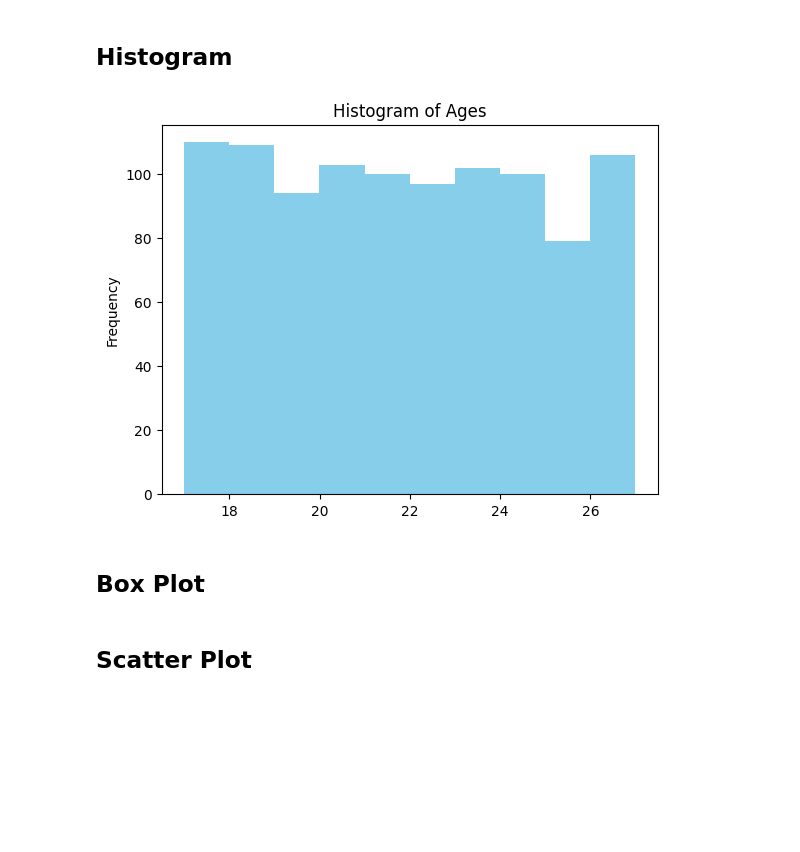
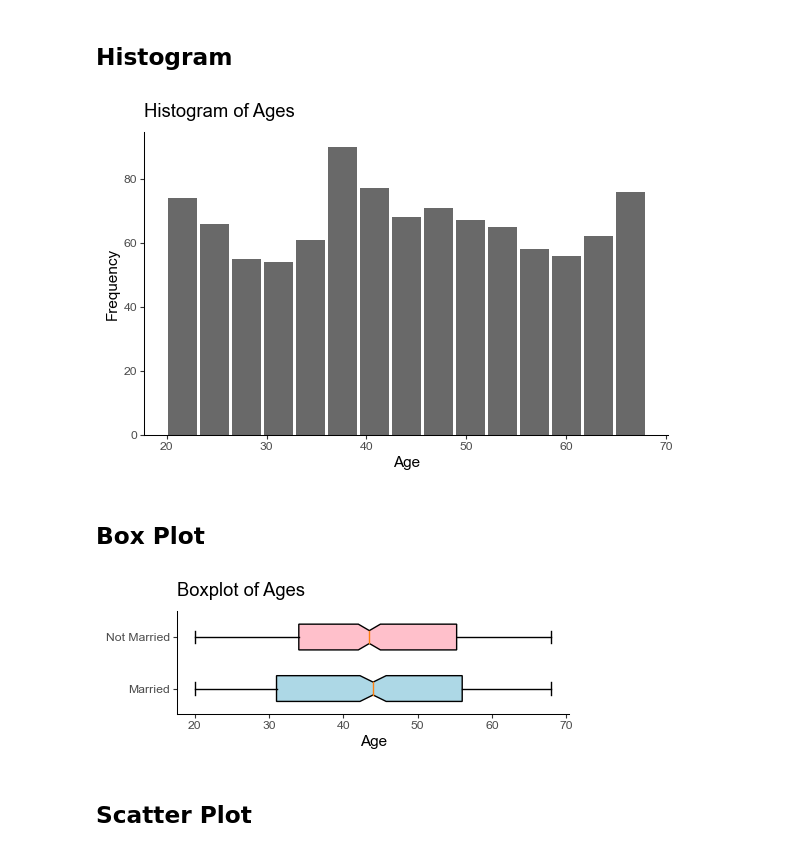
Before and after one commit to smortezah/portfolio, a Jupyter notebook: eda/polars.ipynb, the cells around one changed output. Saved outputs shown, nothing was run; the diff lists cells and outputs as text; code cells hidden in the pictures; blank space fills up the shorter version.

Commit message:
Modified plots

```diff
--- a/eda/polars.ipynb
+++ b/eda/polars.ipynb
@@ -13,3 +9,14 @@ pl.__version__
+# %%
+import random
+import string
+
+import matplotlib.pyplot as plt
+
+import polars as pl
+
+
+SEED = 777  # for reproducibility
+plt.style.use("ggplot_classic.mplstyle")  # a custom plot style
 # %% [markdown]
 # Dataset
 # %%
@@ -197,9 +154,21 @@ fig=px.histogram(sample_df, x="bmi", nbins=10)
-# %%
-plt.hist(sample_df['bmi'], bins=10, color = "skyblue")
-plt.title('Histogram of Ages')
-plt.ylabel('Frequency')
-plt.show()
-# %% [output]
-[figure, removed]
+# %%
+# Create a figure
+plt.figure(figsize=(6, 4), layout="tight")
+
+# Plot
+plt.hist(sample_df["age"], bins=15, rwidth=0.9, color="dimgray")
+
+# Add a title and axis labels
+plt.title("Histogram of Ages")
+plt.xlabel("Age")
+plt.ylabel("Frequency")
+
+# Save the plot
+plt.savefig("histogram.png", dpi=100)
+
+# Show the plot
+plt.show()
+# %% [output]
+[figure, added]
 # %% [markdown]
 ## Box Plot
@@ -208,2 +175,34 @@ plt.show()
+# %%
+# Data
+married = sample_df.filter(pl.col("is_married") == True)
+not_married = sample_df.filter(pl.col("is_married") == False)
+
+# Create a figure
+plt.figure(figsize=(5, 2), layout="tight")
+
+# Plot
+bplot = plt.boxplot(
+    [married["age"], not_married["age"]],
+    notch=True,
+    labels=["Married", "Not Married"],
+    vert=False,
+    widths=0.5,
+    patch_artist=True,
+)
+
+bplot["boxes"][0].set_facecolor("lightblue")
+bplot["boxes"][1].set_facecolor("pink")
+
+# Add a title and axis labels
+plt.title("Boxplot of Ages")
+plt.xlabel("Age")
+
+# Save the plot
+plt.savefig("boxplot.png", dpi=100)
+
+# Show the plot
+plt.show()
+# %% [output]
+[figure, added]
 # %% [markdown]
 ## Scatter Plot
```
Also changed, not shown: parts of 29 cells of this notebook.
